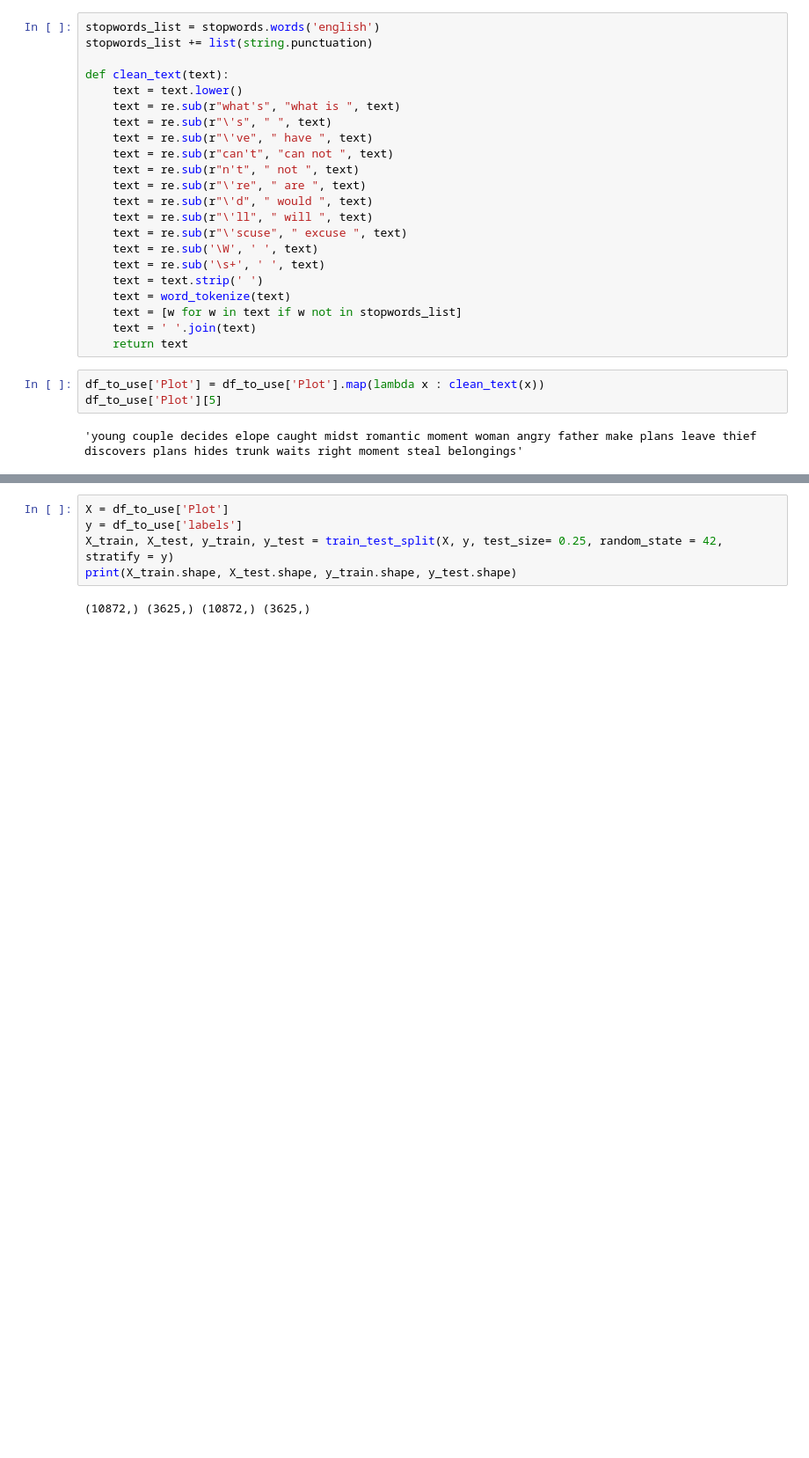
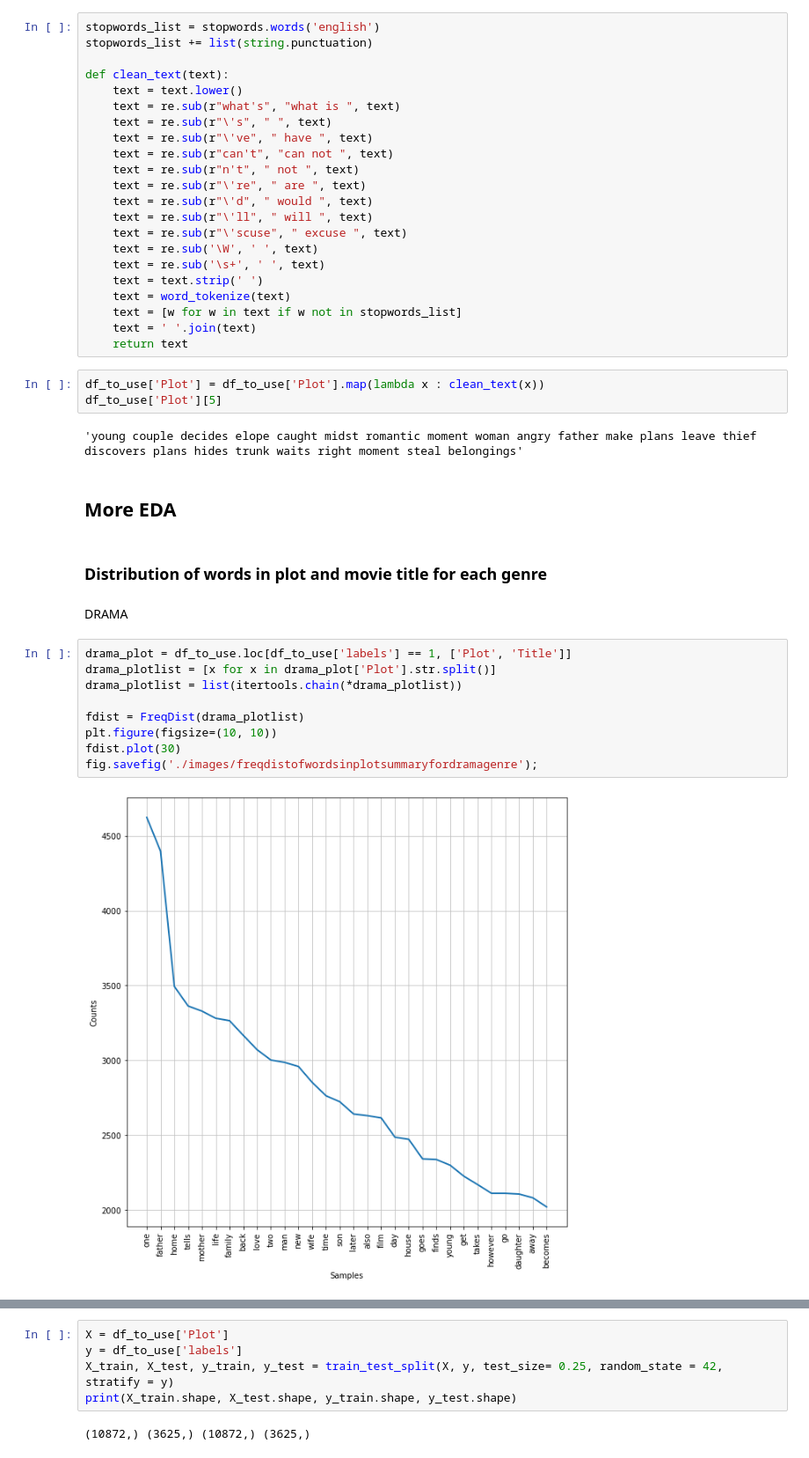
Before and after one commit to Wonuabimbola/movie-genre-prediction, a Jupyter notebook: Untitled.ipynb, the cells around one changed output, grey strips where cells are left out. Shown at 88% size. Drawn from its saved outputs; the diff is of its cells as text; blank space fills up the shorter version.

```diff
--- a/Untitled.ipynb
+++ b/Untitled.ipynb
@@ -305,3 +254,20 @@ df_to_use['Plot'] = df_to_use['Plot'].map(lambda x : clean_text(x))
 df_to_use['Plot'][5]
 # %% [output]
 'young couple decides elope caught midst romantic moment woman angry father make plans leave thief discovers plans hides trunk waits right moment steal belongings'
+# %% [markdown]
+## More EDA
+# %% [markdown]
+### Distribution of words in plot and movie title for each genre
+# %% [markdown]
+DRAMA
+# %%
+drama_plot = df_to_use.loc[df_to_use['labels'] == 1, ['Plot', 'Title']]
+drama_plotlist = [x for x in drama_plot['Plot'].str.split()]
+drama_plotlist = list(itertools.chain(*drama_plotlist))
+
+fdist = FreqDist(drama_plotlist)
+plt.figure(figsize=(10, 10))
+fdist.plot(30)
+fig.savefig('./images/freqdistofwordsinplotsummaryfordramagenre');
+# %% [output]
+[figure, added]
```
Also changed, not shown: parts of 50 cells of this notebook, 13 other files.
